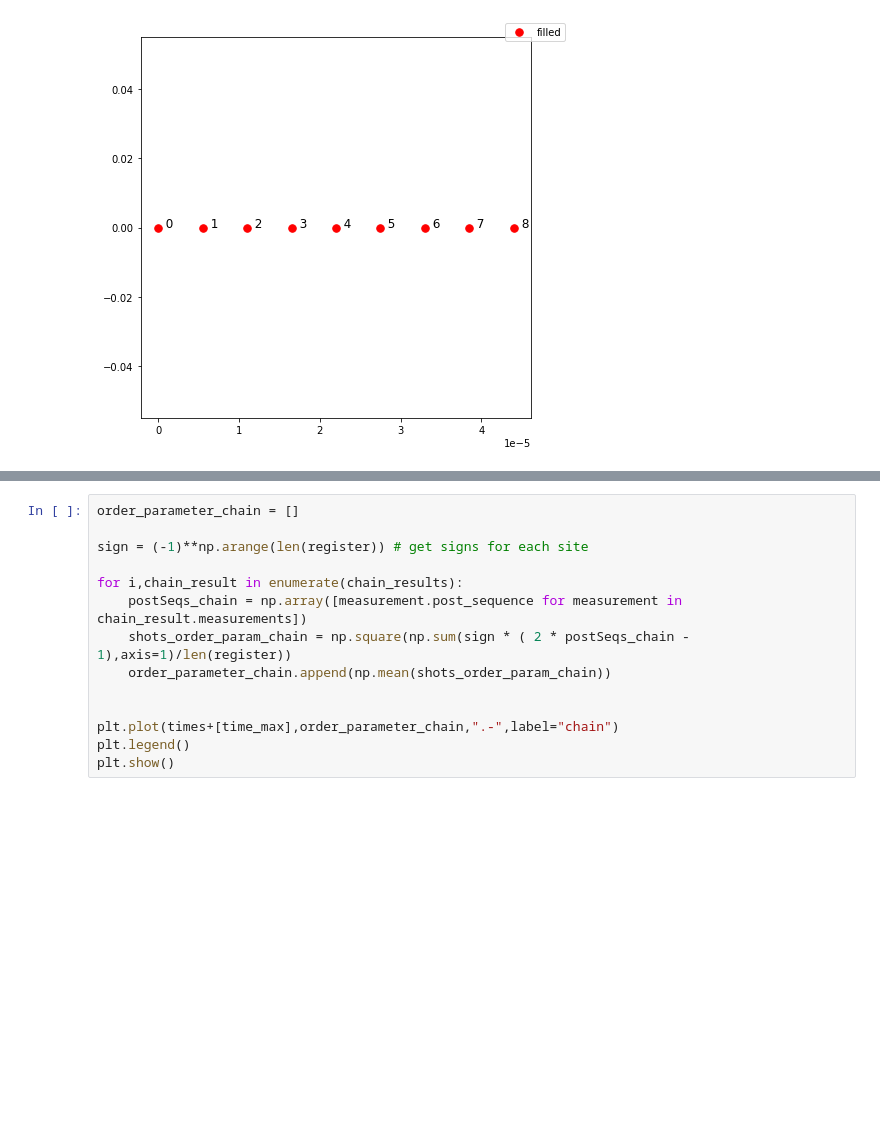
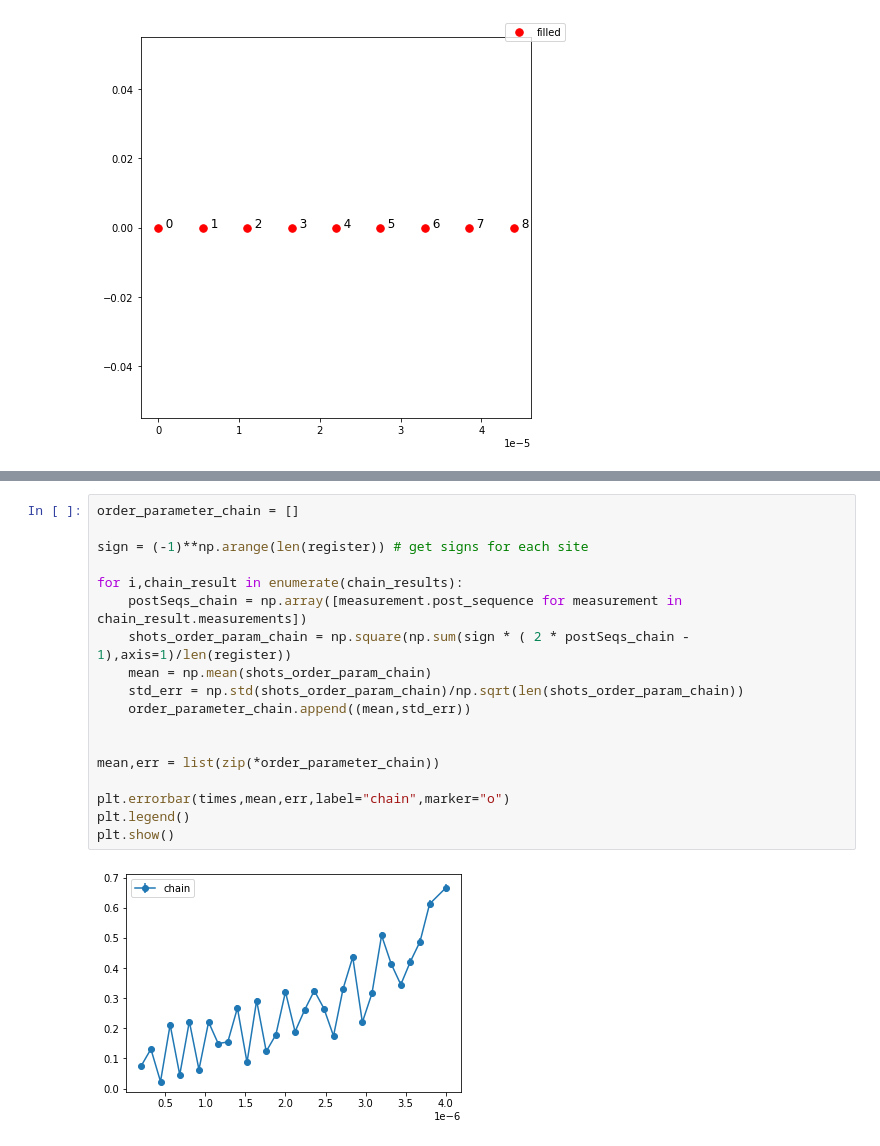
Before and after one commit to weinbe58/amazon-braket-examples, a Jupyter notebook: examples/analog_hamiltonian_simulation/adiabatic_time_dynamics.ipynb, the cells around one changed output, grey strips where cells are left out. Drawn from its saved outputs; the diff is of its cells as text; blank space fills up the shorter version.

```diff
--- a/examples/analog_hamiltonian_simulation/adiabatic_time_dynamics.ipynb
+++ b/examples/analog_hamiltonian_simulation/adiabatic_time_dynamics.ipynb
@@ -107,14 +102,20 @@ plt.show()
 # %%
 order_parameter_chain = []
 
 sign = (-1)**np.arange(len(register)) # get signs for each site
 
 for i,chain_result in enumerate(chain_results):
     postSeqs_chain = np.array([measurement.post_sequence for measurement in chain_result.measurements])
     shots_order_param_chain = np.square(np.sum(sign * ( 2 * postSeqs_chain - 1),axis=1)/len(register))
-    order_parameter_chain.append(np.mean(shots_order_param_chain))
+    mean = np.mean(shots_order_param_chain)
+    std_err = np.std(shots_order_param_chain)/np.sqrt(len(shots_order_param_chain))
+    order_parameter_chain.append((mean,std_err))
 
 
-plt.plot(times+[time_max],order_parameter_chain,".-",label="chain")
+mean,err = list(zip(*order_parameter_chain))
+
+plt.errorbar(times,mean,err,label="chain",marker="o")
 plt.legend()
 plt.show()
+# %% [output]
+[figure, added]
```
Also changed, not shown: parts of 4 cells of this notebook.
